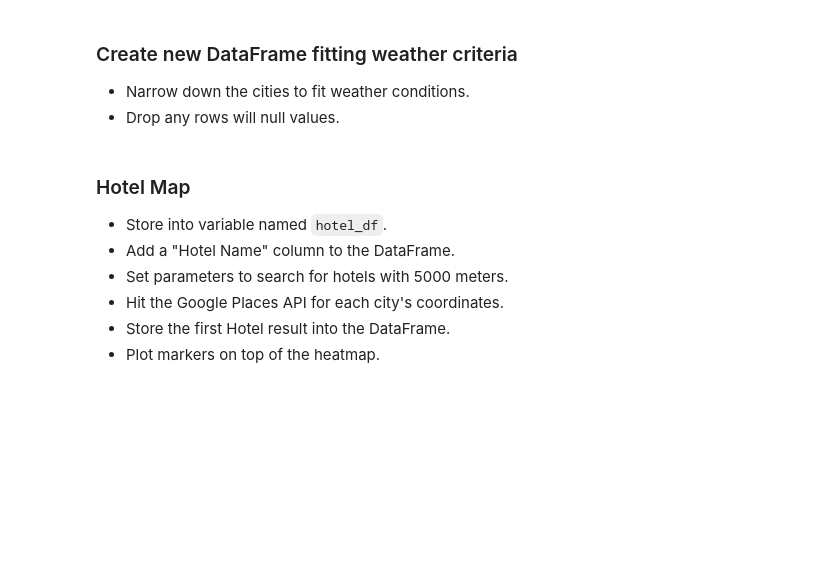
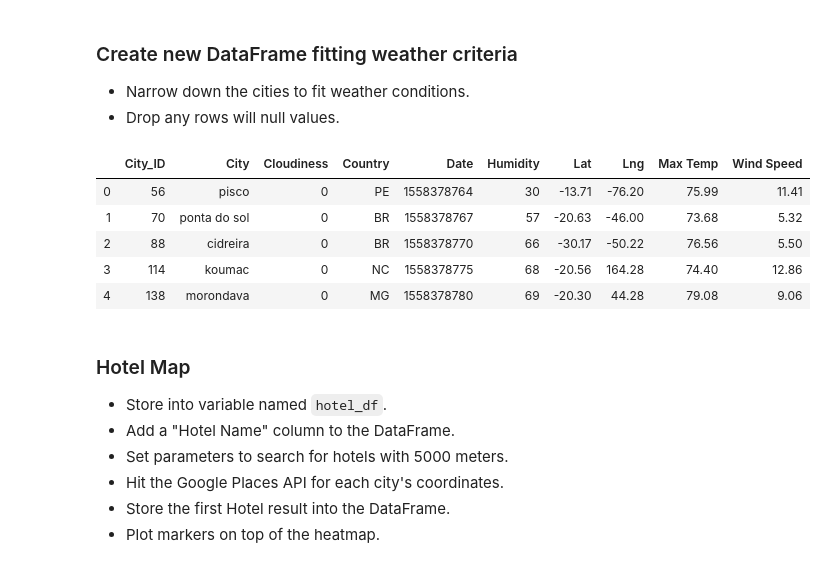
Before and after one commit to nnhamoinesu22/Python-API-Challenge, a Jupyter notebook: starter_code/VacationPy.ipynb, the cells around one changed output. Drawn from its saved outputs; the diff is of its cells as text; code cells hidden in the pictures; blank space fills up the shorter version.

```diff
--- a/starter_code/VacationPy.ipynb
+++ b/starter_code/VacationPy.ipynb
@@ -49,6 +86,19 @@ df.head()
 ### Create new DataFrame fitting weather criteria
 * Narrow down the cities to fit weather conditions.
 * Drop any rows will null values.
+# %%
+narrowed_city_df = df.loc[(df["Max Temp"] > 70) & (df["Max Temp"] < 80) & (df["Cloudiness"] == 0), :]
+narrowed_city_df = narrowed_city_df.dropna(how='any')
+narrowed_city_df.reset_index(inplace=True)
+del narrowed_city_df['index']
+narrowed_city_df.head()
+# %% [output]
+|  | City_ID | City | Cloudiness | Country | Date | Humidity | Lat | Lng | Max Temp | Wind Speed |
+| 0 | 56 | pisco | 0 | PE | 1558378764 | 30 | -13.71 | -76.20 | 75.99 | 11.41 |
+| 1 | 70 | ponta do sol | 0 | BR | 1558378767 | 57 | -20.63 | -46.00 | 73.68 | 5.32 |
+| 2 | 88 | cidreira | 0 | BR | 1558378770 | 66 | -30.17 | -50.22 | 76.56 | 5.50 |
+| 3 | 114 | koumac | 0 | NC | 1558378775 | 68 | -20.56 | 164.28 | 74.40 | 12.86 |
+| 4 | 138 | morondava | 0 | MG | 1558378780 | 69 | -20.30 | 44.28 | 79.08 | 9.06 |
 # %% [markdown]
 ### Hotel Map
 * Store into variable named `hotel_df`.
```
Also changed, not shown: parts of 7 cells of this notebook.
